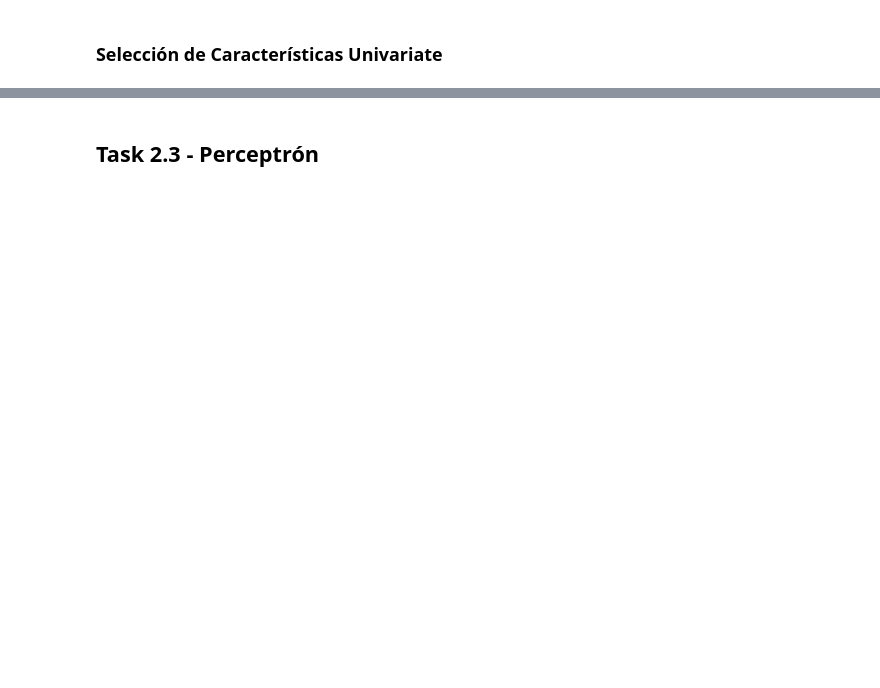
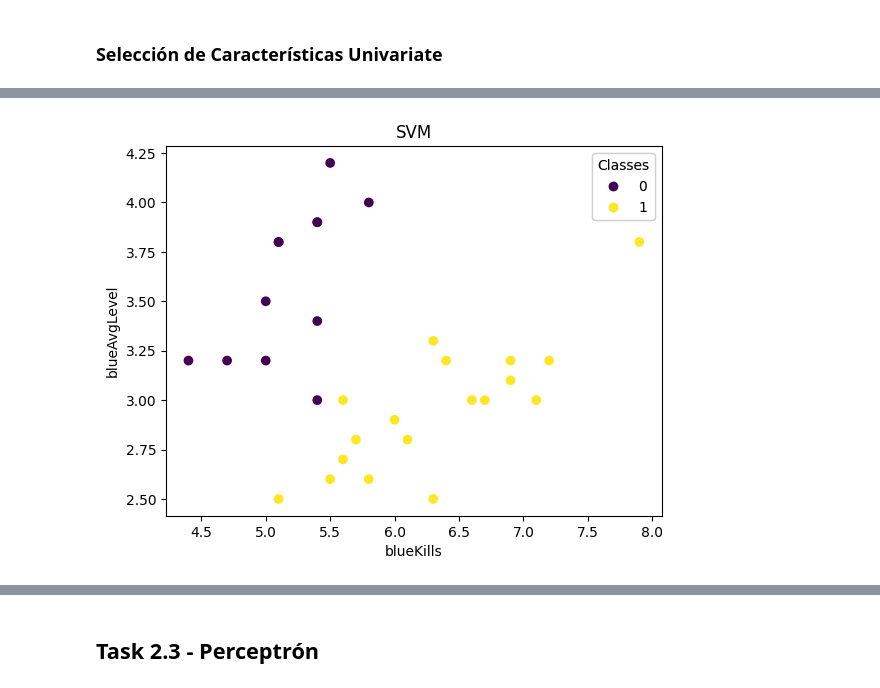
Before and after one commit to angelcast2002/Lab03-IA, a Jupyter notebook: lab03.ipynb, the cells around one changed output, grey strips where cells are left out. Saved outputs shown, nothing was run; the diff lists cells and outputs as text; code cells hidden in the pictures; blank space fills up the shorter version.

```diff
--- a/lab03.ipynb
+++ b/lab03.ipynb
@@ -180,2 +173,6 @@ print(y)
 # %% [markdown]
 ### Selección de Características Univariate
+# %%
+from sklearn.feature_selection import SelectKBest, f_classif
+X_new = SelectKBest(f_classif, k = 2).fit_transform(X, y)
+print(X_new)
@@ -181,0 +187,4 @@ print(y)
+# %%
+#Dividir el conjunto de datos en entrenamiento y prueba
+from sklearn.model_selection import train_test_split
+X_entreno, X_prueba, y_entreno, y_prueba = train_test_split(X_new, y, test_size = 0.2, random_state = 1)
@@ -181,0 +214,17 @@ print(y)
+# %%
+# Previsualización de los resultados del conjunto de prueba
+fig, ax = plt.subplots()
+scatter = ax.scatter(X_prueba[:, 0], X_prueba[:, 1], c=y_pred)
+
+legend1 = ax.legend(*scatter.legend_elements(),
+                    loc="upper right", title="Classes")
+
+ax.add_artist(legend1)
+
+ax.set_title('SVM')
+ax.set_xlabel('blueKills')
+ax.set_ylabel('blueAvgLevel')
+
+plt.show()
+# %% [output]
+[figure, added]
```
Also changed, not shown: parts of 15 cells of this notebook.
